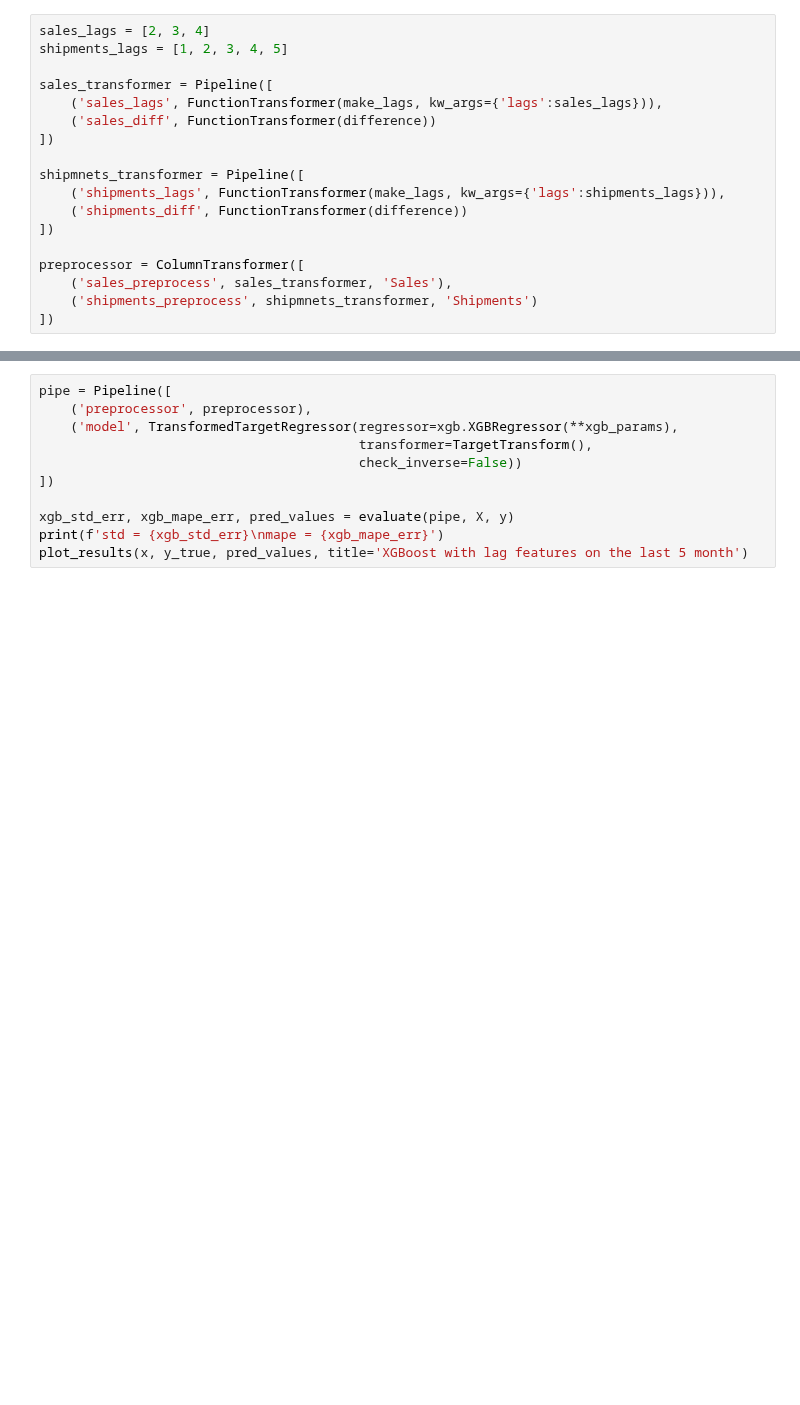
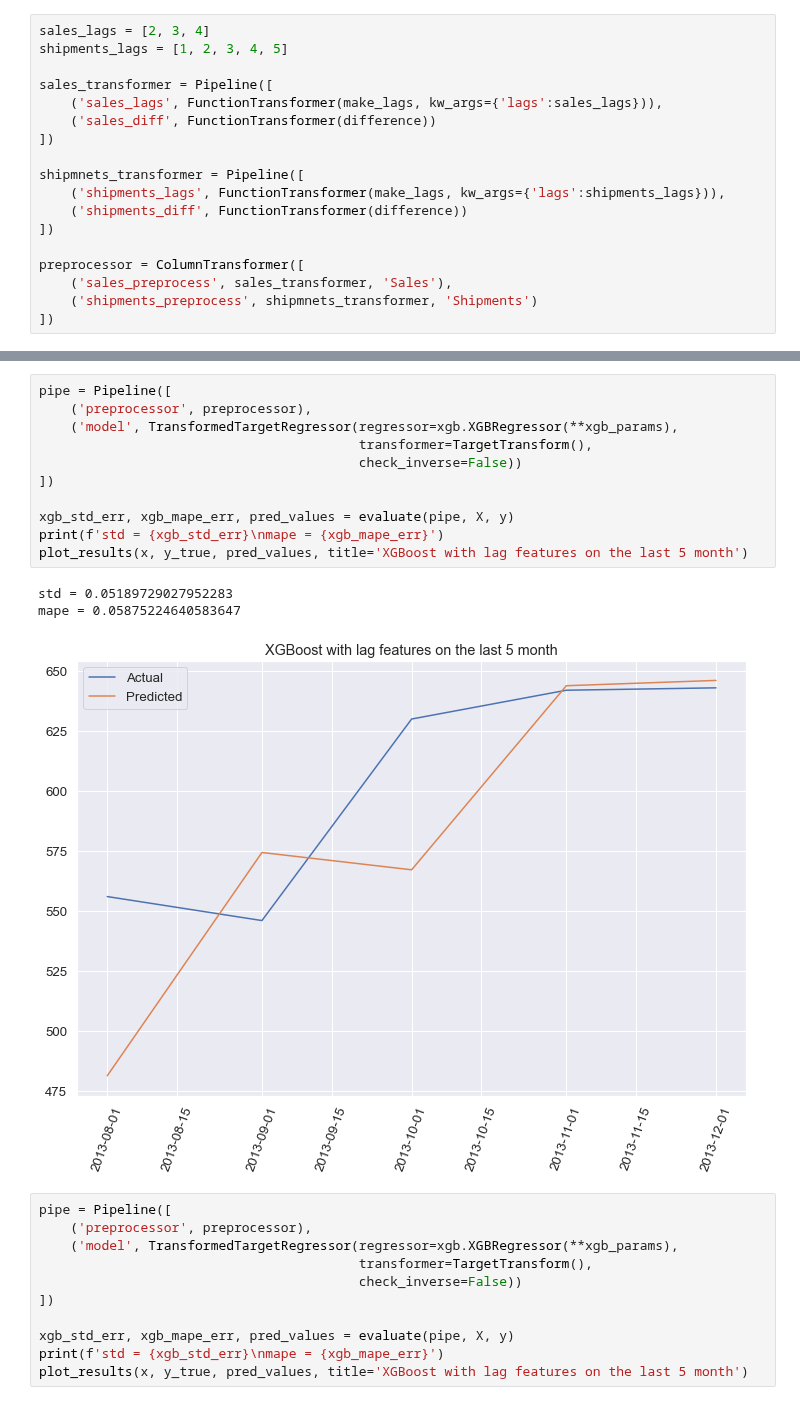
Before and after one commit to Dosann/Time-series-forecast, a Jupyter notebook: shipment_forecast.ipynb, the cells around one changed output, grey strips where cells are left out. Saved outputs shown, nothing was run; the diff lists cells and outputs as text; blank space fills up the shorter version.

Commit message:
final xgboost optimization

```diff
--- a/shipment_forecast.ipynb
+++ b/shipment_forecast.ipynb
@@ -719,3 +719,18 @@ optuna.visualization.matplotlib.plot_optimization_history(study);
+# %%
+pipe = Pipeline([
+    ('preprocessor', preprocessor),
+    ('model', TransformedTargetRegressor(regressor=xgb.XGBRegressor(**xgb_params),
+                                         transformer=TargetTransform(),
+                                         check_inverse=False))
+])
+
+xgb_std_err, xgb_mape_err, pred_values = evaluate(pipe, X, y)
+print(f'std = {xgb_std_err}\nmape = {xgb_mape_err}')
+plot_results(x, y_true, pred_values, title='XGBoost with lag features on the last 5 month')
+# %% [output]
+std = 0.05189729027952283
+mape = 0.05875224640583647
+[figure, added]
 # %%
 pipe = Pipeline([
     ('preprocessor', preprocessor),
```
Also changed, not shown: parts of 5 cells of this notebook.
